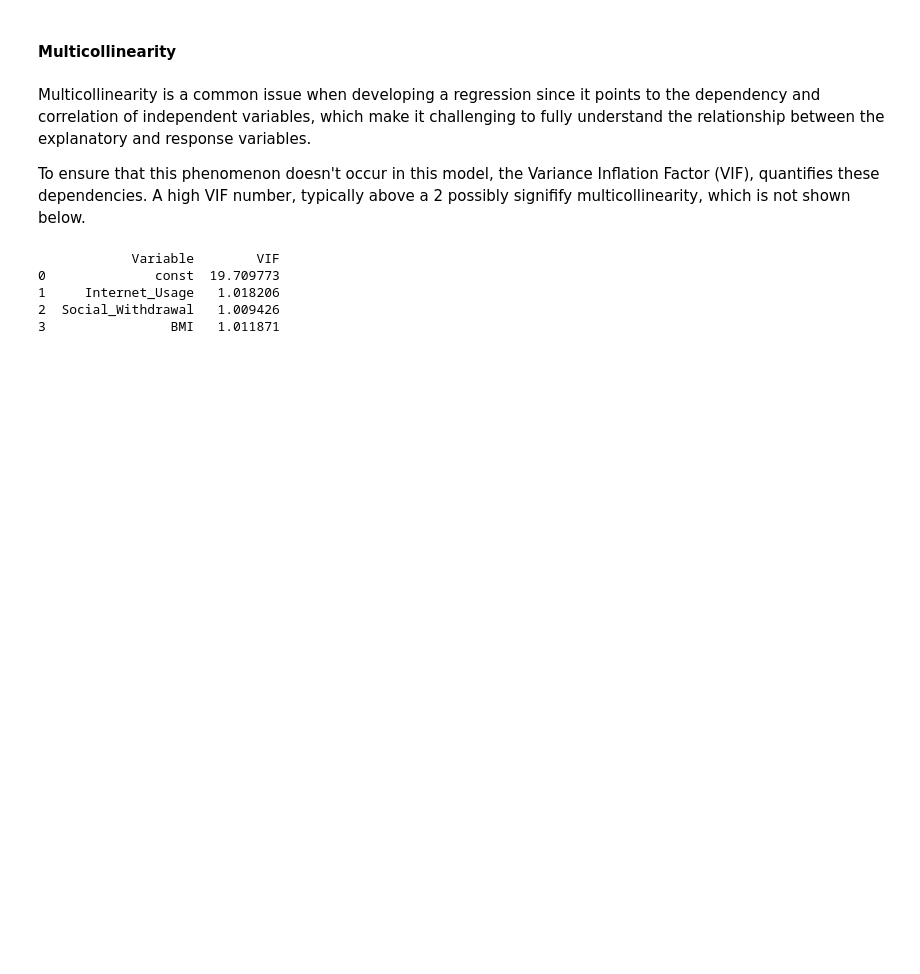
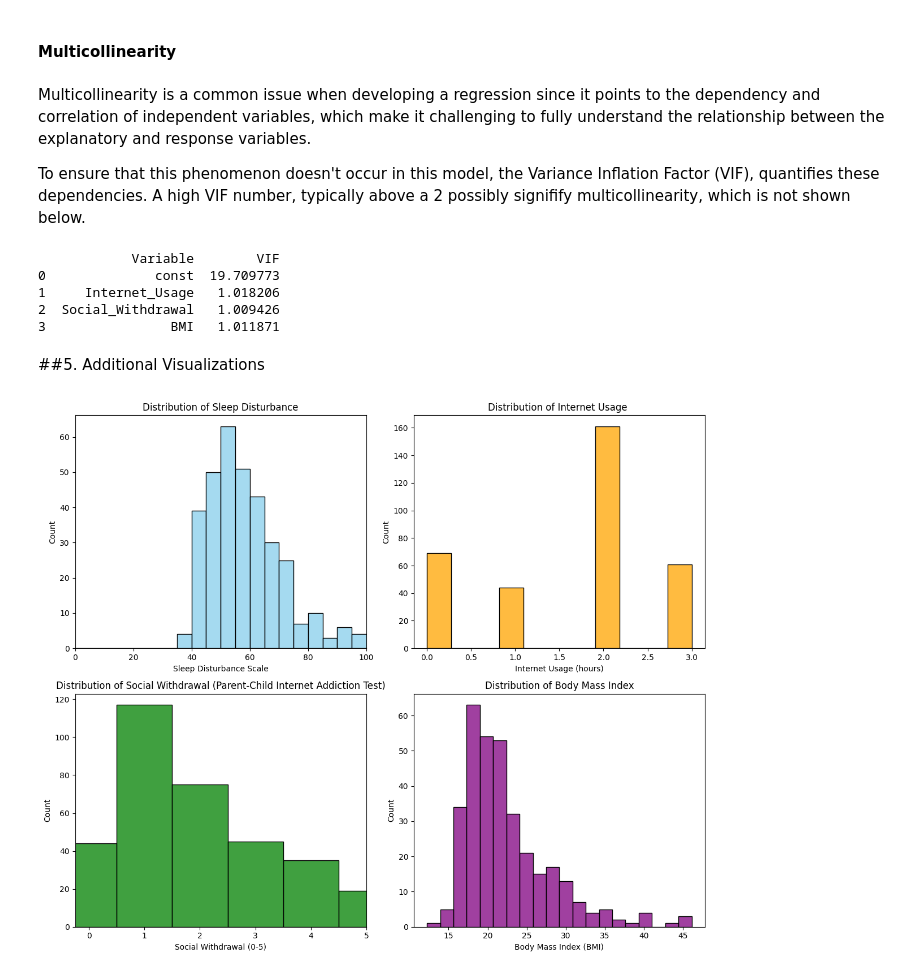
Before and after one commit to eunicebalicanta/econ326-research, a Jupyter notebook: ECON326_FinalPaper.ipynb, the cells around one changed output. Drawn from its saved outputs; the diff is of its cells as text; code cells hidden in the pictures; blank space fills up the shorter version.

```diff
--- a/ECON326_FinalPaper.ipynb
+++ b/ECON326_FinalPaper.ipynb
@@ -349,3 +355,62 @@ print(vif)
 1     Internet_Usage   1.018206
 2  Social_Withdrawal   1.009426
 3                BMI   1.011871
+# %% [markdown]
+##5. Additional Visualizations
+# %%
+# Plot a panel of histograms for all variables to visualize distribution
+fig, axes = plt.subplots(2, 2, figsize=(12, 10))
+
+sns.histplot(
+    data=data,
+    x='Sleep_Disturbance_Scale',
+    binrange=(0, 100),
+    bins=20,
+    color='skyblue',
+    ax=axes[0, 0]
+      )
+axes[0, 0].set_xlim(0, 100)
+axes[0, 0].set_xlabel('Sleep Disturbance Scale')
+axes[0, 0].set_label('Frequency')
+axes[0, 0].set_title("Distribution of Sleep Disturbance")
+
+sns.histplot(
+    data=data,
+    x='Internet_Usage',
+    color='orange',
+    ax=axes[0, 1]
+      )
+axes[0, 1].set_xlabel('Internet Usage (hours)')
+axes[0, 1].set_ylabel('Count')
+axes[0, 1].set_title("Distribution of Internet Usage ")
+
+sns.histplot(
+    data=data,
+    x='Social_Withdrawal',
+    bins=[-0.75, 0.75, 1.75, 2.75, 3.75, 4.75, 5.75,6.75],
+    color='green',
+    ax=axes[1, 0]
+      )
+axes[1, 0].set_xlim(0, 5)
+ticks = [0.25, 1.25, 2.25, 3.25, 4.25, 5.25]
+axes[1, 0].set_xticks(ticks)
+axes[1, 0].set_xticklabels([0, 1, 2, 3, 4, 5])
+axes[1, 0].set_xlabel('Social Withdrawal (0-5)')
+axes[1, 0].set_ylabel('Count')
+axes[1, 0].set_title("Distribution of Social Withdrawal (Parent-Child Internet Addiction Test)")
+
+sns.histplot(
+    data=data,
+    x='BMI',
+    color='purple',
+    ax=axes[1, 1]
+      )
+axes[1, 1].set_xlabel('Body Mass Index (BMI)')
+axes[1, 1].set_ylabel('Count')
+axes[1, 1].set_title("Distribution of Body Mass Index")
+
+# See the results
+plt.tight_layout()
+plt.show()
+# %% [output]
+[figure, added]
```
Also changed, not shown: parts of 11 cells of this notebook.
